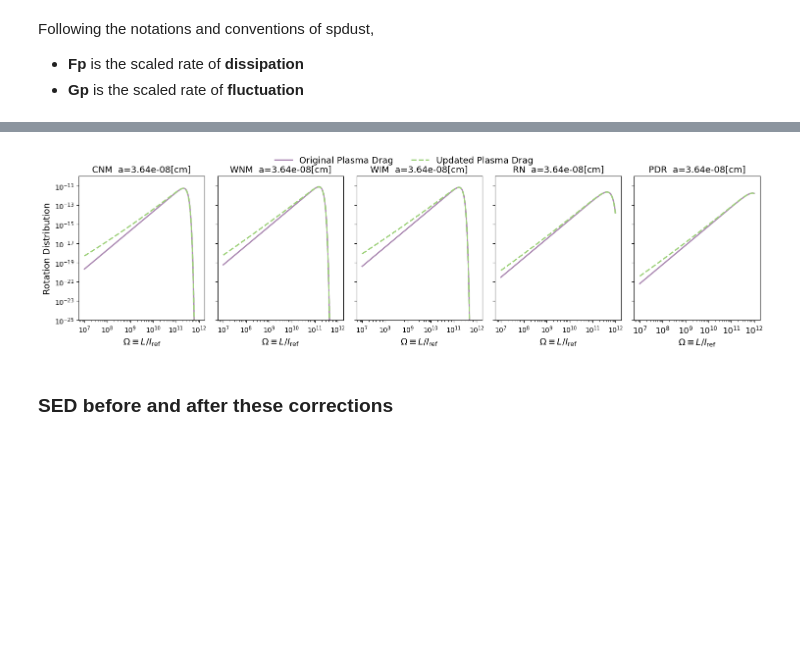
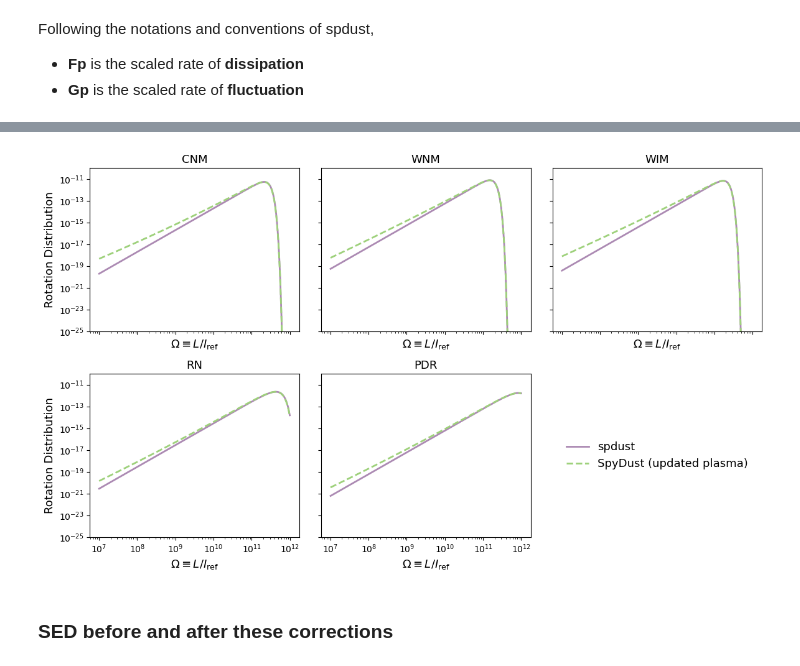
Before and after one commit to zzhang0123/SpyDust, a Jupyter notebook: notebooks/SpDust_vs_SpyDust.ipynb, the cells around one changed output, grey strips where cells are left out. Cells and saved outputs as stored; diff of their text form; code cells hidden in the pictures; blank space fills up the shorter version.

```diff
--- a/notebooks/SpDust_vs_SpyDust.ipynb
+++ b/notebooks/SpDust_vs_SpyDust.ipynb
@@ -255,29 +248,41 @@ def plot_rot_dist(axis, ind, env, title, plot_xlabel=False, plot_ylabel=False, l
         axis.set_xlabel(r'$\Omega\equiv L/I_{\rm ref}$', fontsize=13)
     if plot_ylabel:
         axis.set_ylabel('Rotation Distribution', fontsize=13)
-    axis.set_title(title + 'a={:.2e}'.format(float('{:.3g}'.format(a_tab[ind]))) + "[cm]", fontsize=13)
+    axis.set_title(title, fontsize=13)
     #axis.legend(fontsize=12)
 # %%
-fig, axs = plt.subplots(1, 5, figsize=(15, 4), sharex=True, sharey=True)
+fig, axs = plt.subplots(2, 3, figsize=(12, 7), sharex=True, sharey=True)
 #plot_rot_dist(axs[1, 0], -1, WIM_params, "WIM  ", plot_xlabel=True, plot_ylabel=True)
-plot_rot_dist(axs[0], 0, CNM_params, "CNM  ", plot_xlabel=True, plot_ylabel=True)
-plot_rot_dist(axs[1], 0, WNM_params, "WNM  ", plot_xlabel=True)
-plot_rot_dist(axs[2], 0, WIM_params, "WIM  ", plot_xlabel=True, label=True)
+plot_rot_dist(axs[0, 0], 0, CNM_params, "CNM", plot_xlabel=True, plot_ylabel=True)
+plot_rot_dist(axs[0, 1], 0, WNM_params, "WNM", plot_xlabel=True)
+plot_rot_dist(axs[0, 2], 0, WIM_params, "WIM", plot_xlabel=True)
+plot_rot_dist(axs[1,0], 0, RN_params, "RN", plot_xlabel=True, plot_ylabel=True)
+plot_rot_dist(axs[1,1], 0, PDR_params, "PDR", plot_xlabel=True)
 
-#plot_rot_dist(axs[1, 1], -1, CNM_params, "CNM  ", plot_xlabel=True)
-plot_rot_dist(axs[3], 0, RN_params, "RN  ", plot_xlabel=True)
-plot_rot_dist(axs[4], 0, PDR_params, "PDR  ", plot_xlabel=True)
-#plot_rot_dist(axs[1, 2], -1, RN_params, "RN  ", plot_xlabel=True)
+axs[1, 2].axis('off')
+
+lines = []
+labels = ['spdust', 'SpyDust (updated plasma)']
+linestyles = ['-', '--']
+colors = [spdust_color2, spy_color1]
+for i in range(2):
+    line, = axs[1, 2].plot([], [], ls=linestyles[i], label=labels[i], color=colors[i], lw=2)  # Dummy lines for legend
+    lines.append(line)
+
+# Place the global legend in the main axis
+axs[1, 2].legend(handles=lines, loc="center", frameon=False, fontsize=13, ncol=1)
+
+
 
 plt.xticks(fontsize=12)
 plt.yticks(fontsize=12)
 plt.ylim(1e-25, 1e-10)
 plt.tight_layout()
 
-fig.legend(loc='upper center', bbox_to_anchor=(0.5, 1.05), ncol=2, fontsize=13, frameon=False)
+#fig.legend(loc='upper center', bbox_to_anchor=(0.5, 1.05), ncol=2, fontsize=13, frameon=False)
 plt.savefig('figures/rot_dist_comparison.pdf', bbox_inches='tight')
 # %% [output]
-[figure, old version]
+[figure, new version]
 # %% [markdown]
 ### SED before and after these corrections
 # %%
```
Also changed, not shown: parts of 5 cells of this notebook, 13 other files.
